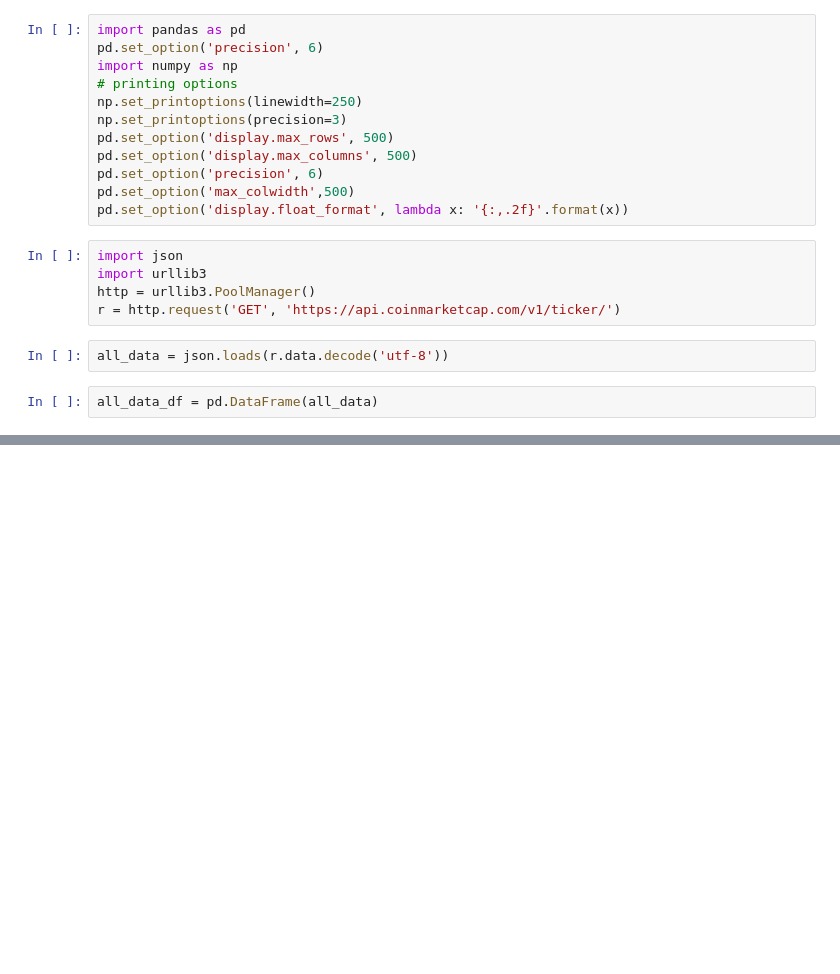
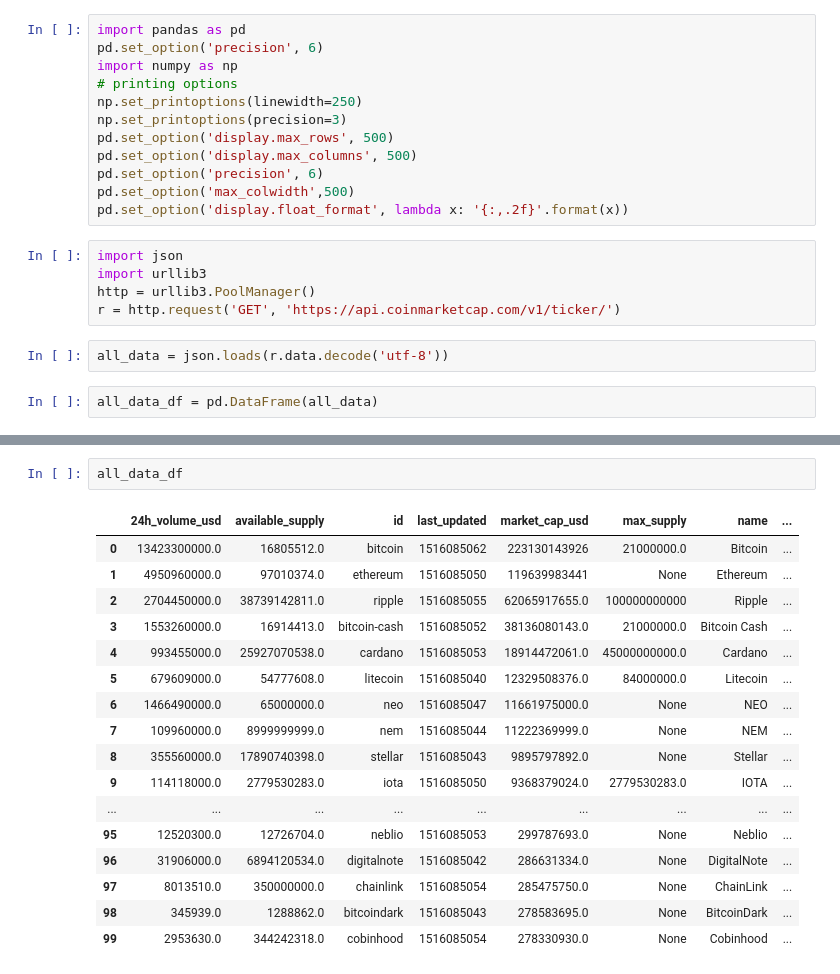
Before and after one commit to shreyasmahimkar/investment, a Jupyter notebook: notebooks/Crypto.ipynb, the cells around one changed output, grey strips where cells are left out. Drawn from its saved outputs; the diff is of its cells as text; blank space fills up the shorter version.

```diff
--- a/notebooks/Crypto.ipynb
+++ b/notebooks/Crypto.ipynb
@@ -28,0 +31,20 @@ all_data_df.query("id in ('bitcoin','ripple','ethereum')")
+# %%
+all_data_df
+# %% [output]
+|  | 24h_volume_usd | available_supply | id | last_updated | market_cap_usd | max_supply | name | ... |
+| 0 | 13423300000.0 | 16805512.0 | bitcoin | 1516085062 | 223130143926 | 21000000.0 | Bitcoin | ... |
+| 1 | 4950960000.0 | 97010374.0 | ethereum | 1516085050 | 119639983441 | None | Ethereum | ... |
+| 2 | 2704450000.0 | 38739142811.0 | ripple | 1516085055 | 62065917655.0 | 100000000000 | Ripple | ... |
+| 3 | 1553260000.0 | 16914413.0 | bitcoin-cash | 1516085052 | 38136080143.0 | 21000000.0 | Bitcoin Cash | ... |
+| 4 | 993455000.0 | 25927070538.0 | cardano | 1516085053 | 18914472061.0 | 45000000000.0 | Cardano | ... |
+| 5 | 679609000.0 | 54777608.0 | litecoin | 1516085040 | 12329508376.0 | 84000000.0 | Litecoin | ... |
+| 6 | 1466490000.0 | 65000000.0 | neo | 1516085047 | 11661975000.0 | None | NEO | ... |
+| 7 | 109960000.0 | 8999999999.0 | nem | 1516085044 | 11222369999.0 | None | NEM | ... |
+| 8 | 355560000.0 | 17890740398.0 | stellar | 1516085043 | 9895797892.0 | None | Stellar | ... |
+| 9 | 114118000.0 | 2779530283.0 | iota | 1516085050 | 9368379024.0 | 2779530283.0 | IOTA | ... |
+| ... | ... | ... | ... | ... | ... | ... | ... | ... |
+| 95 | 12520300.0 | 12726704.0 | neblio | 1516085053 | 299787693.0 | None | Neblio | ... |
+| 96 | 31906000.0 | 6894120534.0 | digitalnote | 1516085042 | 286631334.0 | None | DigitalNote | ... |
+| 97 | 8013510.0 | 350000000.0 | chainlink | 1516085054 | 285475750.0 | None | ChainLink | ... |
+| 98 | 345939.0 | 1288862.0 | bitcoindark | 1516085043 | 278583695.0 | None | BitcoinDark | ... |
+| 99 | 2953630.0 | 344242318.0 | cobinhood | 1516085054 | 278330930.0 | None | Cobinhood | ... |
```
Also changed, not shown: parts of 1 cell of this notebook, 3 other files.
